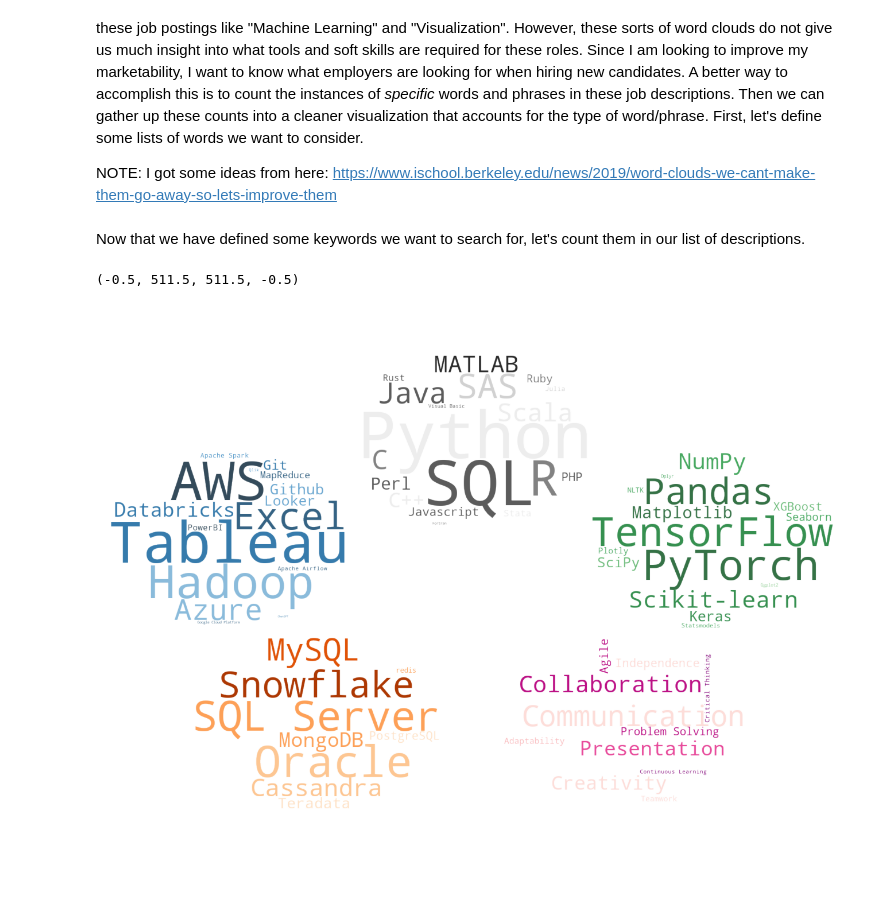
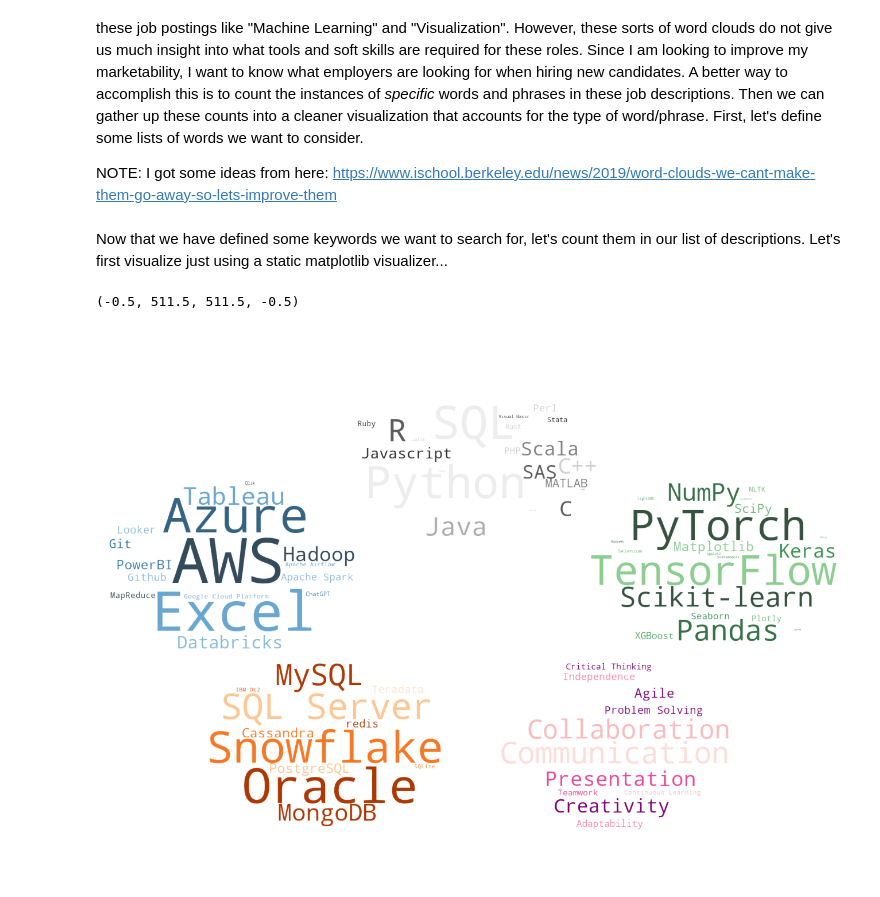
Before and after one commit to ColinB19/datajobswebscraper, a Jupyter notebook: Webscrape_DataJobs.ipynb, the cells around one changed output. Saved outputs shown, nothing was run; the diff lists cells and outputs as text; code cells hidden in the pictures.

```diff
--- a/Webscrape_DataJobs.ipynb
+++ b/Webscrape_DataJobs.ipynb
@@ -510,7 +523,7 @@ def clean_title(title):
     else:
         return title
 # %%
-scrape_data = False
+scrape_data = True
 if scrape_data:
 
     djs = DataJobsScraper(site='Indeed')
@@ -519,5 +532,5 @@ if scrape_data:
     djs.clean_data()
     djs.export_data(data_path=PATH)
 
-job_meta = pd.concat([pd.read_csv(PATH + "/DataJobs_job-meta.csv"), pd.read_csv(PATH + "/Indeed_job-meta.csv")], ignore_index=True)
-job_descriptions = pd.concat([pd.read_csv(PATH + "/DataJobs_job-descriptions.csv"),pd.read_csv(PATH + "/Indeed_job-descriptions.csv")], ignore_index=True)
+# job_meta = pd.concat([pd.read_csv(PATH + "/DataJobs_job-meta.csv"), pd.read_csv(PATH + "/Indeed_job-meta.csv")], ignore_index=True)
+# job_descriptions = pd.concat([pd.read_csv(PATH + "/DataJobs_job-descriptions.csv"),pd.read_csv(PATH + "/Indeed_job-descriptions.csv")], ignore_index=True)
@@ -999,9 +1030,12 @@ def kw_counter(text, kws):
 
         # job_descriptions.loc[idx, 'naiive_keywords'] = ', '.join(bw_list)
 # %% [markdown]
-Now that we have defined some keywords we want to search for, let's count them in our list of descriptions.
+Now that we have defined some keywords we want to search for, let's count them in our list of descriptions. Let's first visualize just using a static matplotlib visualizer...
 # %%
-df = job_descriptions[job_descriptions['job_id'].isin(job_meta[job_meta.clean_title == 'Data Scientist']['job_id'])]
+
+# title = 'Data Engineer'
+# df = job_descriptions[job_descriptions['job_id'].isin(job_meta[job_meta.clean_title == title]['job_id'])]
+df = job_descriptions
 
 mask = np.array(Image.open("/home/colin/Pictures/ellipse.png"))
 
@@ -1016,11 +1050,11 @@ offset = 0.28
 upax = fig.add_axes([main - width/2, main + offset - width/2, width , width])
 
 
-uprightax = fig.add_axes([main + offset - width/2, main + 0.75*offset/2 - width/2, width , width])
-upleftax = fig.add_axes([main - offset - width/2, main + 0.75*offset/2 - width/2, width , width])
+uprightax = fig.add_axes([main + offset - width/2, main + 0.70*offset/2 - width/2, width , width])
+upleftax = fig.add_axes([main - offset - width/2, main + 0.70*offset/2 - width/2, width , width])
 
-downrightax = fig.add_axes([main + 0.65*offset - width/2, main - 0.75*offset - width/2, width , width])
-downleftax = fig.add_axes([main - 0.65*offset - width/2, main - 0.75*offset - width/2, width , width])
+downrightax = fig.add_axes([main + 0.60*offset - width/2, main - 0.75*offset - width/2, width , width])
+downleftax = fig.add_axes([main - 0.60*offset - width/2, main - 0.75*offset - width/2, width , width])
 
 # this is last to avoid overlapping issues
 # midax = fig.add_axes([main - width/2, main - width/2, width , width])
@@ -1137,32 +1171,32 @@ downleftax.axis('off')
 #                           height = 400,
 #                           width = 400,
 #                           colormap=ListedColormap(sns.color_palette('Reds_d').as_hex()),
 #                           min_word_length = 3,
 #                           prefer_horizontal=0.8,
 #                           min_font_size=10).generate_from_frequencies(concept_counts)
 
 
 # # Display the generated image:
 # downrightax.imshow(wordcloud, interpolation='bilinear')
 # downrightax.axis('off')
 
 # soft_skills_counts = {x:job_descs_concat.count(' ' + x.lower() + ' ') for x in soft_skills}
 soft_skills_counts = kw_counter(text = job_descs_concat, kws = soft_skills)
 wordcloud = WordCloud(background_color="rgba(255, 255, 255, 0)",
                             mode="RGBA",
                           mask = mask,
                           max_words = 100,
                           height = 400,
                           width = 400,
                           colormap=ListedColormap(sns.color_palette('RdPu').as_hex()),
                           min_word_length = 3,
-                          prefer_horizontal=0.7,
+                          prefer_horizontal=1,
                           min_font_size=10).generate_from_frequencies(soft_skills_counts)
 
 
 # Display the generated image:
 downrightax.imshow(wordcloud, interpolation='bilinear')
 downrightax.axis('off')
 # %% [output]
 (-0.5, 511.5, 511.5, -0.5)
-[figure, old version]
+[figure, new version]
```
Also changed, not shown: parts of 6 cells of this notebook, 1 other file.
